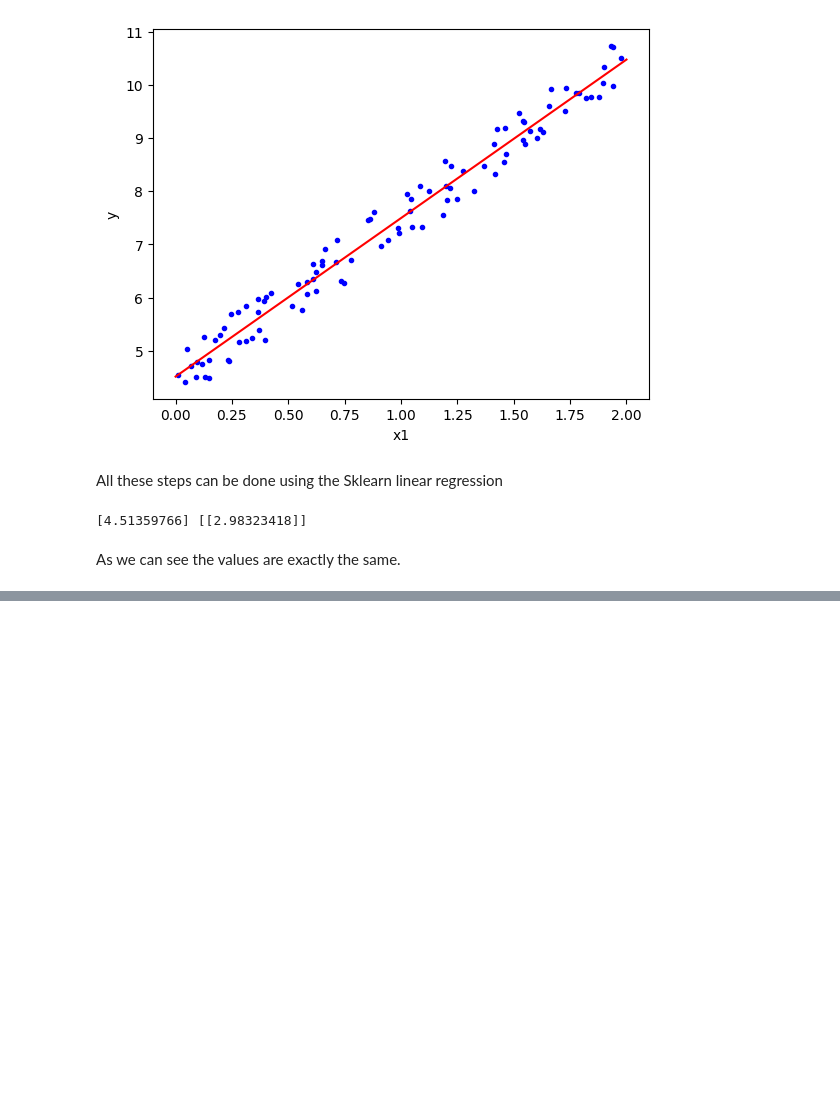
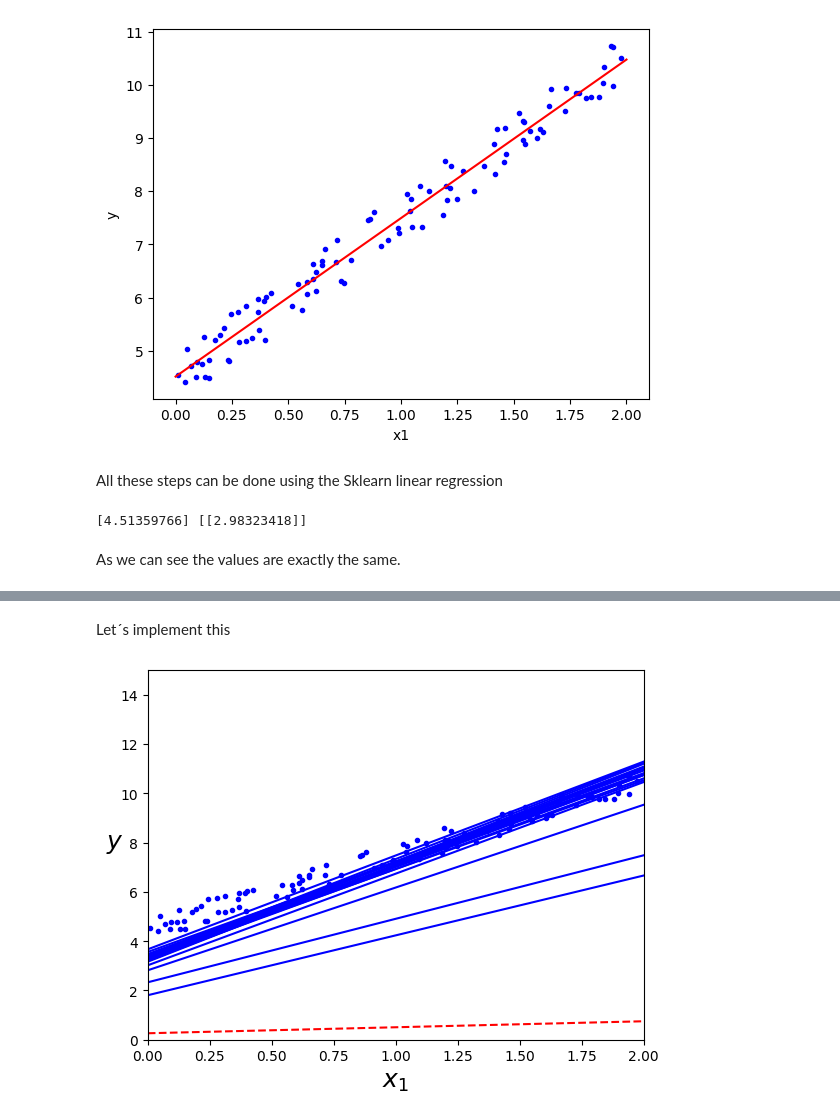
Before and after one commit to GoncaloGuedes/ML-Exercises, a Jupyter notebook: Chapter4_Training Models/theory.ipynb, the cells around one changed output, grey strips where cells are left out. Saved outputs shown, nothing was run; the diff lists cells and outputs as text; code cells hidden in the pictures; blank space fills up the shorter version.

```diff
--- a/Chapter4_Training Models/theory.ipynb
+++ b/Chapter4_Training Models/theory.ipynb
@@ -96,0 +184,36 @@ As we can see the values are exactly the same.
+# %% [markdown]
+Let´s implement this
+# %%
+n_epochs = 50
+t0, t1 = 5, 50 # learning rate parameters
+
+def learning_schedule(t):
+    return t0 / (t + t1)
+
+# Training
+etas = []
+theta = np.random.rand(2, 1) # Initialize the parameters
+for epoch in range(n_epochs):
+    for i in range(m):
+        if epoch == 0 and i < 20:                    # not shown in the book
+            y_predict = x_new_b.dot(theta)           # not shown
+            style = "b-" if i > 0 else "r--"         # not shown
+            plt.plot(x_new, y_predict, style)
+        # select the random sample
+        random_index = np.random.randint(m)
+        xi = x_b[random_index:random_index+1]
+        yi = y[random_index:random_index+1]
+
+        # calculate the gradient
+        gradient = 2 / 1 * xi.T.dot(xi.dot(theta) - yi)
+        eta = learning_schedule(epoch*m + i)
+        etas.append(eta)
+        theta = theta - eta*gradient
+
+plt.plot(x, y, "b.")
+plt.xlabel("$x_1$", fontsize=18)
+plt.ylabel("$y$", rotation=0, fontsize=18)
+plt.axis([0, 2, 0, 15])
+plt.show()
+# %% [output]
+[figure, added]
```
Also changed, not shown: parts of 20 cells of this notebook.
